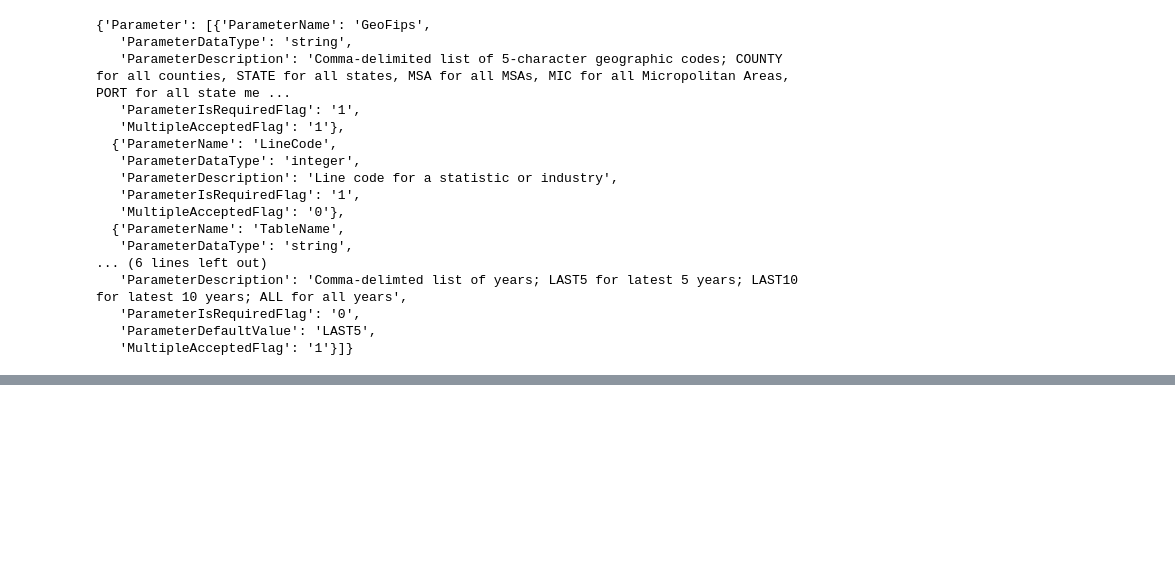
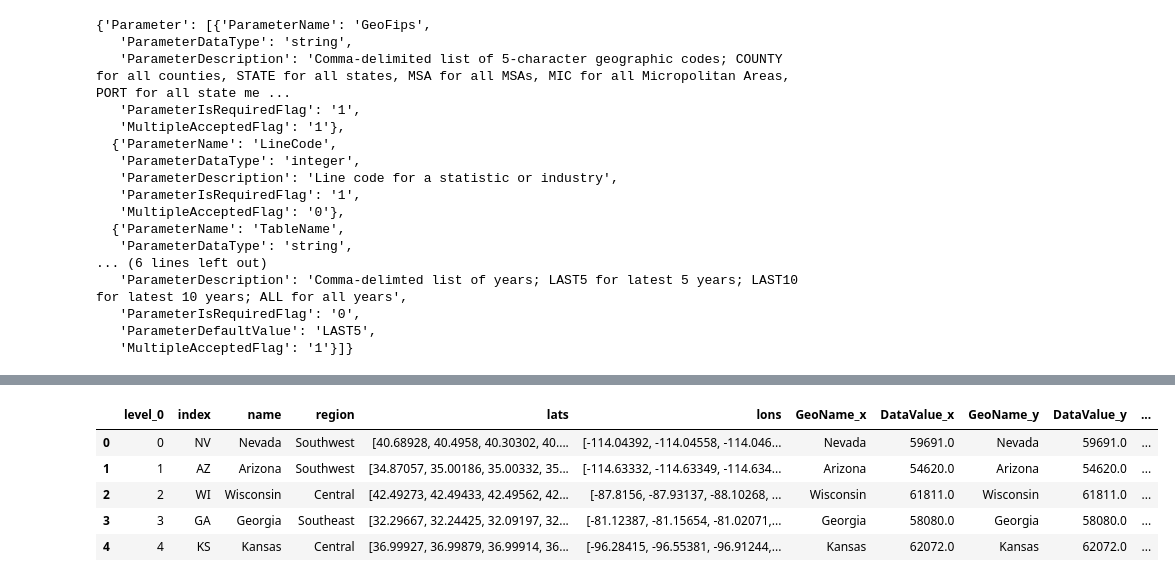
Before and after one commit to Abhishikaf/Inner_Emerging_Markets_Analyzer, a Jupyter notebook: bea_api_call.ipynb, the cells around one changed output, grey strips where cells are left out. Saved outputs shown, nothing was run; the diff lists cells and outputs as text; code cells hidden in the pictures; blank space fills up the shorter version.

```diff
--- a/bea_api_call.ipynb
+++ b/bea_api_call.ipynb
@@ -237,0 +320,5 @@ NameError: name 'personal_income_filter' is not defined
+# %%
+# Dataframe grouped by state and extracted the last element from each group which is the personal income value for 2021Q4
+
+personal_income_2021Q4 = personal_income_sorted.groupby('GeoName').last()
+personal_income_2021Q4
@@ -237,0 +375,4 @@ NameError: name 'personal_income_filter' is not defined
+# %%
+# reset index for merging
+personal_income_2021Q4 = personal_income_2021Q4.reset_index()
+personal_income_2021Q4
@@ -237,0 +397,20 @@ NameError: name 'personal_income_filter' is not defined
+# %%
+# deleting states of Alaska and Hawaii
+us_states_df = us_states_df[~us_states_df["name"].isin(['Alaska', "Hawaii"])]
+
+us_states_df["lons"] = us_states_df.lons.values.tolist()
+us_states_df["lats"] = us_states_df.lats.values.tolist()
+#us_states_df = us_states_df.reset_index() # Needed initially, not after the index is already reset
+#personal_income_2021Q4 = personal_income_2021Q4.reset_index()
+
+# Merge the two dataframes
+us_states_df = us_states_df.merge(personal_income_2021Q4[["GeoName", "DataValue"]], how="left", left_on="name", right_on="GeoName")
+us_states_df.head()
+#result_merge = pd.concat([us_states_df,personal_income_2021Q4], axis = 1 )
+# %% [output]
+|  | level_0 | index | name | region | lats | lons | GeoName_x | DataValue_x | GeoName_y | DataValue_y | ... |
+| 0 | 0 | NV | Nevada | Southwest | [40.68928, 40.4958, 40.30302, 40.... | [-114.04392, -114.04558, -114.046... | Nevada | 59691.0 | Nevada | 59691.0 | ... |
+| 1 | 1 | AZ | Arizona | Southwest | [34.87057, 35.00186, 35.00332, 35... | [-114.63332, -114.63349, -114.634... | Arizona | 54620.0 | Arizona | 54620.0 | ... |
+| 2 | 2 | WI | Wisconsin | Central | [42.49273, 42.49433, 42.49562, 42... | [-87.8156, -87.93137, -88.10268, ... | Wisconsin | 61811.0 | Wisconsin | 61811.0 | ... |
+| 3 | 3 | GA | Georgia | Southeast | [32.29667, 32.24425, 32.09197, 32... | [-81.12387, -81.15654, -81.02071,... | Georgia | 58080.0 | Georgia | 58080.0 | ... |
+| 4 | 4 | KS | Kansas | Central | [36.99927, 36.99879, 36.99914, 36... | [-96.28415, -96.55381, -96.91244,... | Kansas | 62072.0 | Kansas | 62072.0 | ... |
```
Also changed, not shown: parts of 21 cells of this notebook.
